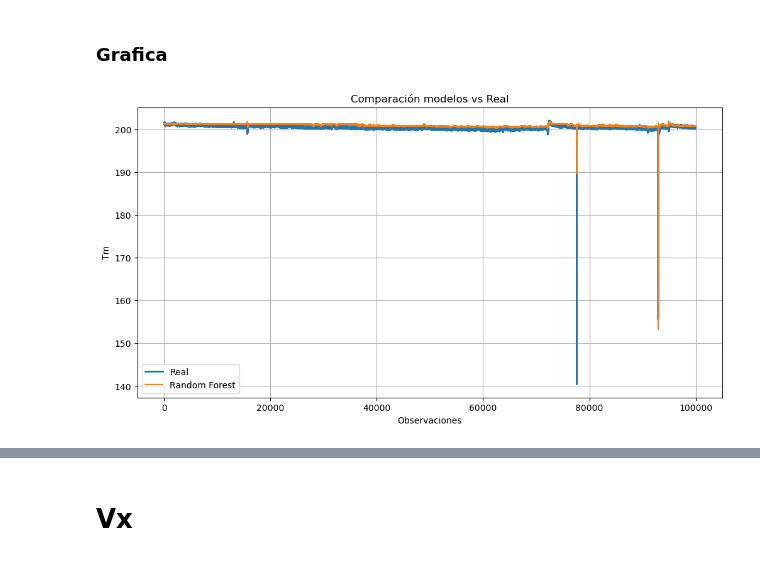
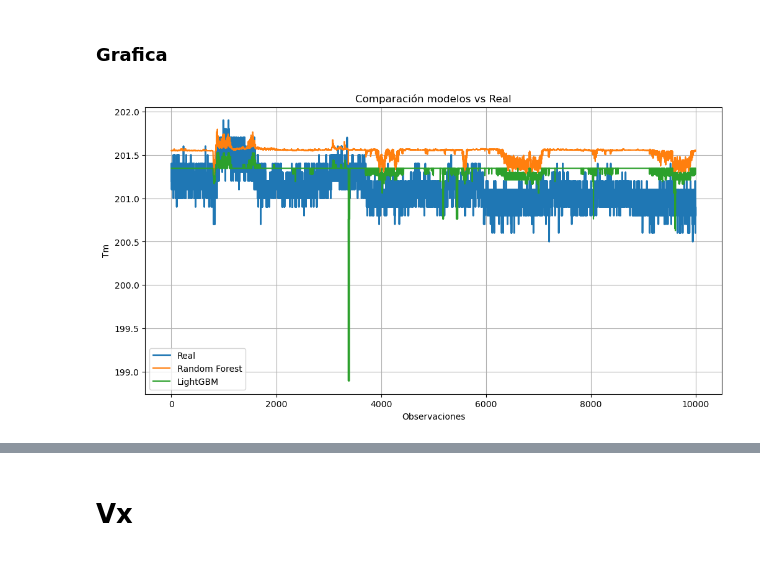
Before and after one commit to lggomezupb/Oil-Gas, a Jupyter notebook: lag soft sensor - copia.ipynb, the cells around one changed output, grey strips where cells are left out. Saved outputs shown, nothing was run; the diff lists cells and outputs as text; code cells hidden in the pictures.

```diff
--- a/lag soft sensor - copia.ipynb
+++ b/lag soft sensor - copia.ipynb
@@ -59,2 +179,7 @@ df = df_original[['Date','AMA', 'AMV', 'AVOA', 'AVOV','RUN FREQ.','Pd', 'Pi','Ti
+# %%
+def sqrt(x):
+    return x ** 0.5
 # %%
-df['Caudal']= 58847 * sqrt (3) * df['AVOV'] * df ['AVOA']
+df = df.copy()
+df['Caudal'] = np.where((746 * (df['Pd'] - df['Pi'])) == 0, 0,
+                        (58847 * sqrt(3) * df['AVOV'] * df['AVOA'] * FP * ef_m * ef_p) / (746 * (df['Pd'] - df['Pi'])))
@@ -207,6 +336,14 @@ df['AVOV_lag_15'] = df['AVOV'].shift(15)
 df['AVOV_lag_30'] = df['AVOV'].shift(30)
 df['AVOV_mean_30'] = df['AVOV'].rolling(30).mean()
 df['AVOV_std_30'] = df['AVOV'].rolling(30).std()
+
+df['Caudal_lag_1']  = df['Caudal'].shift(1)
+df['Caudal_lag_2']  = df['Caudal'].shift(2)
+df['Caudal_lag_5']  = df['Caudal'].shift(5)
+df['Caudal_lag_15'] = df['Caudal'].shift(15)
+df['Caudal_lag_30'] = df['Caudal'].shift(30)
+df['Caudal_mean_30'] = df['Caudal'].rolling(30).mean()
+df['Caudal_std_30'] = df['Caudal'].rolling(30).std()
 
 df['Ti_lag_31']  = df['Ti'].shift(31)
 df['Ti_lag_32']  = df['Ti'].shift(32)
@@ -232,4 +369,5 @@ df['VX_lag_60'] = df['VX'].shift(60)
 df['VX_mean_31_60'] = df['VX'].shift(30).rolling(30).mean()
 df['VX_std_31_60'] = df['VX'].shift(30).rolling(30).std()
 
+
 df.dropna(inplace=True)
@@ -1085,14 +1152,11 @@ features = [
     'AVOV_lag_30',
     'AVOV_mean_30',
     'AVOV_std_30',
-    # Tm temporal
-    'Tm_lag_31',
-    'Tm_lag_32',
-    'Tm_lag_35',
-    'Tm_lag_45',
-    'Tm_lag_60',
-    'Tm_mean_31_60',
-    'Tm_std_31_60'
+    # Datos caudal
+    'CRUDP_PRORR',
+    'GAS_PRORR',
+    'AGUA_PRORR'
+
 ]
 
 target = 'Tm'
@@ -1397,25 +1461,25 @@ tabla_evaluacion
 # %%
 plt.figure(figsize=(12,6))
 
-window_max=100000
+window_max=10000
 
 plt.plot(y_test.values[:window_max], label='Real', linewidth=2)
 #plt.plot(y_pred_lr[:window_max], label='Linear')
 plt.plot(y_pred_rf[:window_max], label='Random Forest')
 #plt.plot(y_pred_gbr[:window_max], label='GBR')
 #plt.plot(y_pred_xgb[:window_max], label='XGB')
-#plt.plot(y_pred_lgbm[:window_max], label='LightGBM')
+plt.plot(y_pred_lgbm[:window_max], label='LightGBM')
 #plt.plot(y_pred_cat[:window_max], label='CatBoost')
 
 plt.legend()
 plt.title('Comparación modelos vs Real')
 plt.xlabel('Observaciones')
 plt.ylabel('Tm')
 plt.grid(True)
 
 plt.show()
 # %% [output]
-[figure, old version]
+[figure, new version]
 # %%
 plt.figure(figsize=(10,8))
 
```
Also changed, not shown: parts of 70 cells of this notebook.
